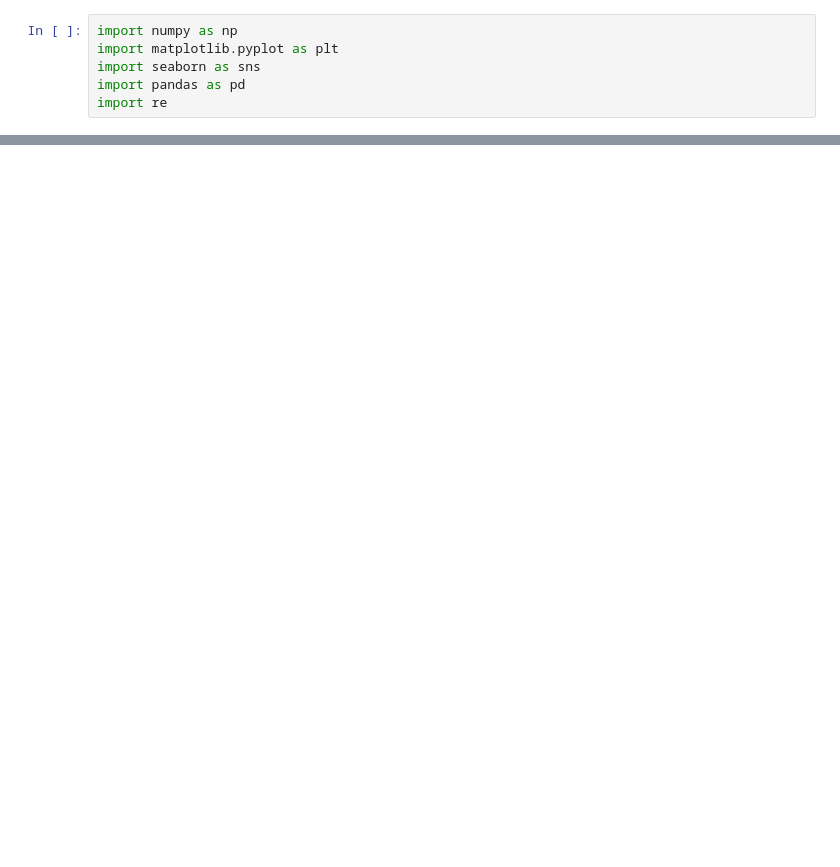
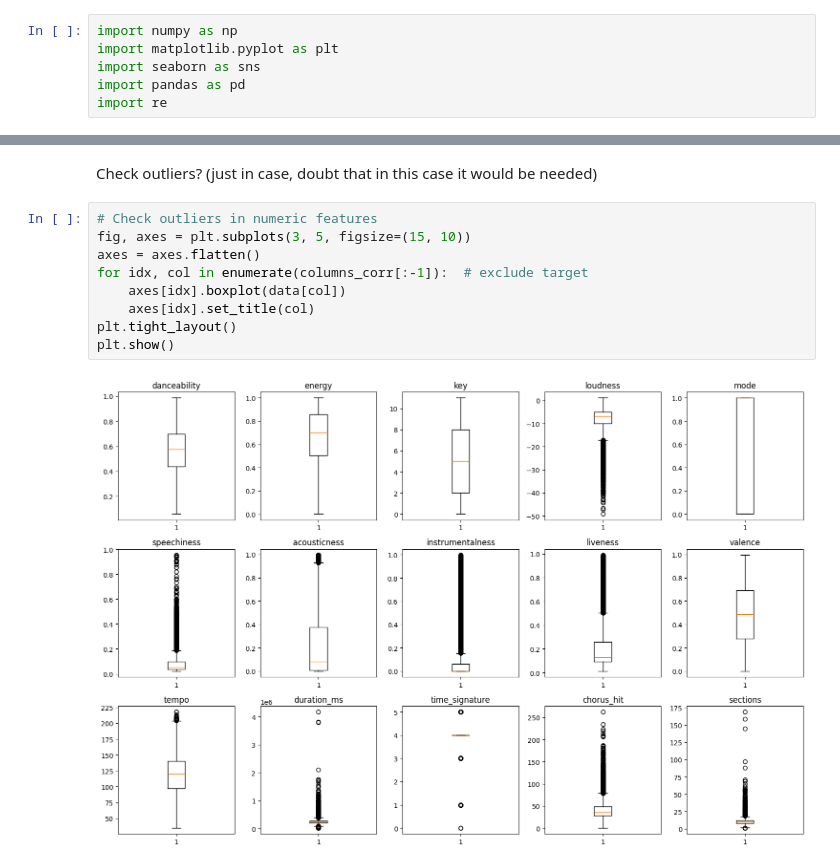
Before and after one commit to mrcl-w/inzynierka, a Jupyter notebook: EDA/EDA.ipynb, the cells around one changed output, grey strips where cells are left out. Drawn from its saved outputs; the diff is of its cells as text; blank space fills up the shorter version.

```diff
--- a/EDA/EDA.ipynb
+++ b/EDA/EDA.ipynb
@@ -78,0 +113,13 @@ See the caveats in the documentation: https://pandas.pydata.org/pandas-docs/stab
+# %% [markdown]
+Check outliers? (just in case, doubt that in this case it would be needed)
+# %%
+# Check outliers in numeric features
+fig, axes = plt.subplots(3, 5, figsize=(15, 10))
+axes = axes.flatten()
+for idx, col in enumerate(columns_corr[:-1]):  # exclude target
+    axes[idx].boxplot(data[col])
+    axes[idx].set_title(col)
+plt.tight_layout()
+plt.show()
+# %% [output]
+[figure, added]
```
Also changed, not shown: parts of 17 cells of this notebook.
